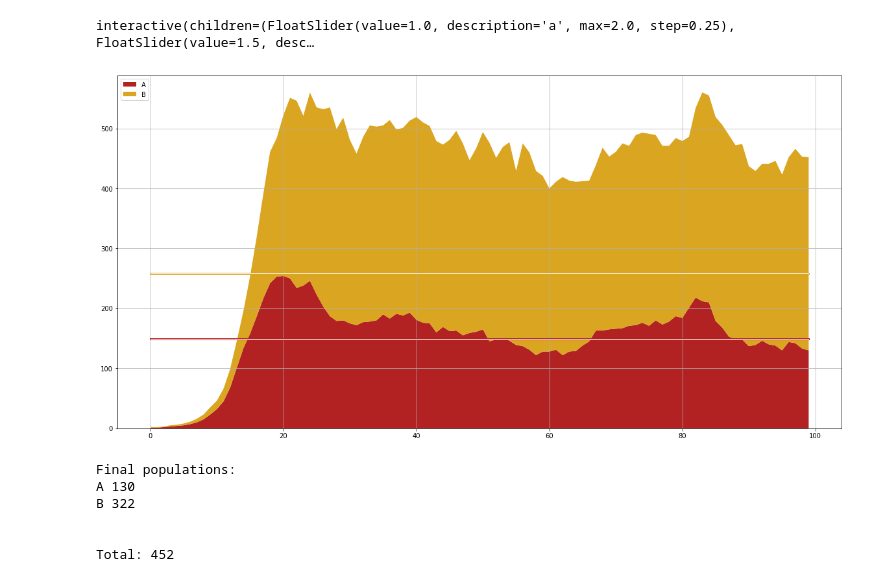
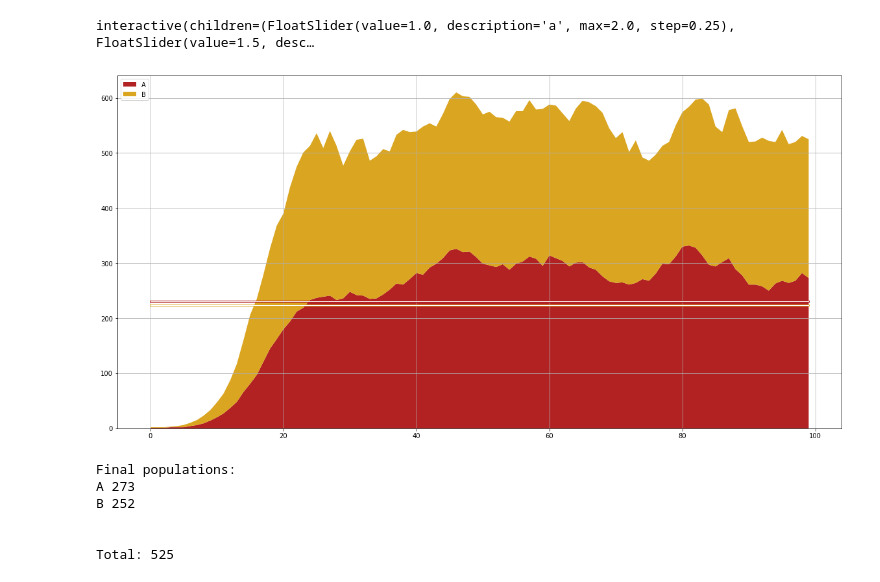
Before and after one commit to AryamanReddi99/Creature-Forest, a Jupyter notebook: Jupyter/Variable_Payoff.ipynb, the cells around one changed output. Cells and saved outputs as stored; diff of their text form; code cells hidden in the pictures.

```diff
--- a/Jupyter/Variable_Payoff.ipynb
+++ b/Jupyter/Variable_Payoff.ipynb
@@ -23,23 +23,23 @@ interactive(children=(FloatSlider(value=1.0, description='a', max=2.0, step=0.25
 # %%
 payoff_dict = {
     "a": 1,
     "b": 1.5,
     "c": .5,
-    "d": 0.25
+    "d": 0
 }
 
 starting_population = {
     "A": [1],
     "B": [1]
 }
 colors = ['firebrick','goldenrod']
 simulation_results = run_simulation(starting_population,ageing_rate=0.0,num_generations=100,payoff_dict=payoff_dict)
 display_results(simulation_results,colors)
 # %% [output]
-[figure, old version]
+[figure, new version]
 Final populations:
-A 130
-B 322
+A 273
+B 252
 
 
-Total: 452
+Total: 525
```
Also changed, not shown: 7 other files.
